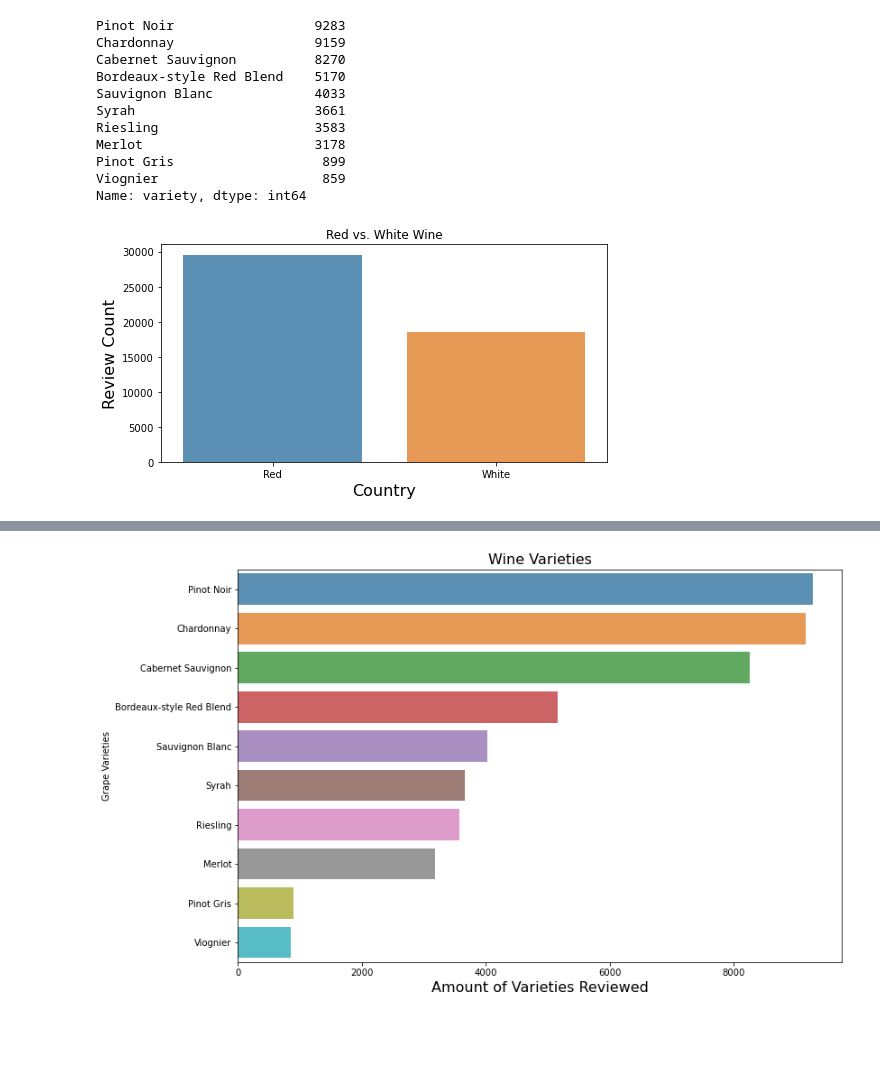
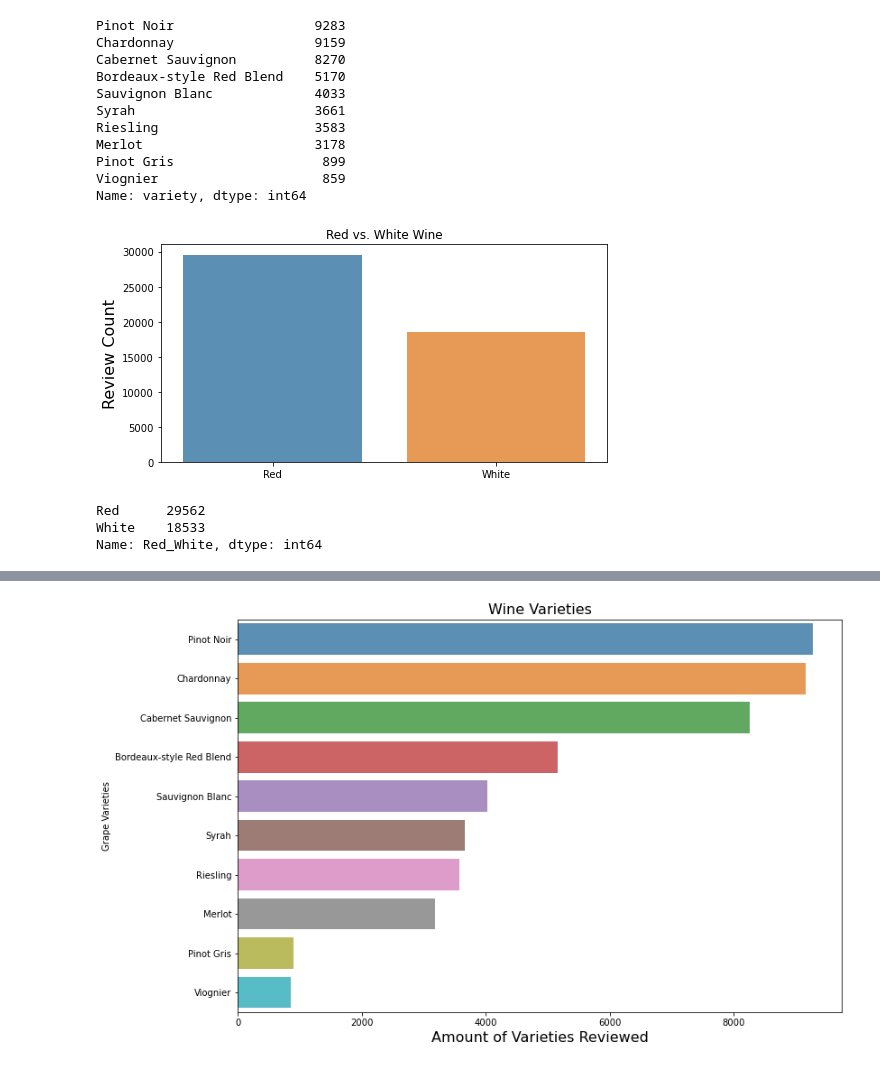
Before and after one commit to ascott011/Wine_Prediction, a Jupyter notebook: Capstone_2.1.ipynb, the cells around one changed output, grey strips where cells are left out. Saved outputs shown, nothing was run; the diff lists cells and outputs as text; code cells hidden in the pictures; blank space fills up the shorter version.

```diff
--- a/Capstone_2.1.ipynb
+++ b/Capstone_2.1.ipynb
@@ -248,12 +238,19 @@ new_df['Red_White'] = kind
 # %%
 red_white_count = new_df['Red_White'].value_counts()
 
 
 plt.figure(figsize=(8,4))
 sns.barplot(red_white_count.index, red_white_count.values, alpha=0.8)
 plt.title('Red vs. White Wine')
 plt.ylabel('Review Count', fontsize=16)
-plt.xlabel('Country', fontsize=16)
+# plt.xlabel('Wine Type', fontsize=16)
 plt.show()
 # %% [output]
-[figure, old version]
+[figure, new version]
+# %%
+red_white_count = new_df['Red_White'].value_counts()
+red_white_count
+# %% [output]
+Red      29562
+White    18533
+Name: Red_White, dtype: int64
```
Also changed, not shown: parts of 21 cells of this notebook.
